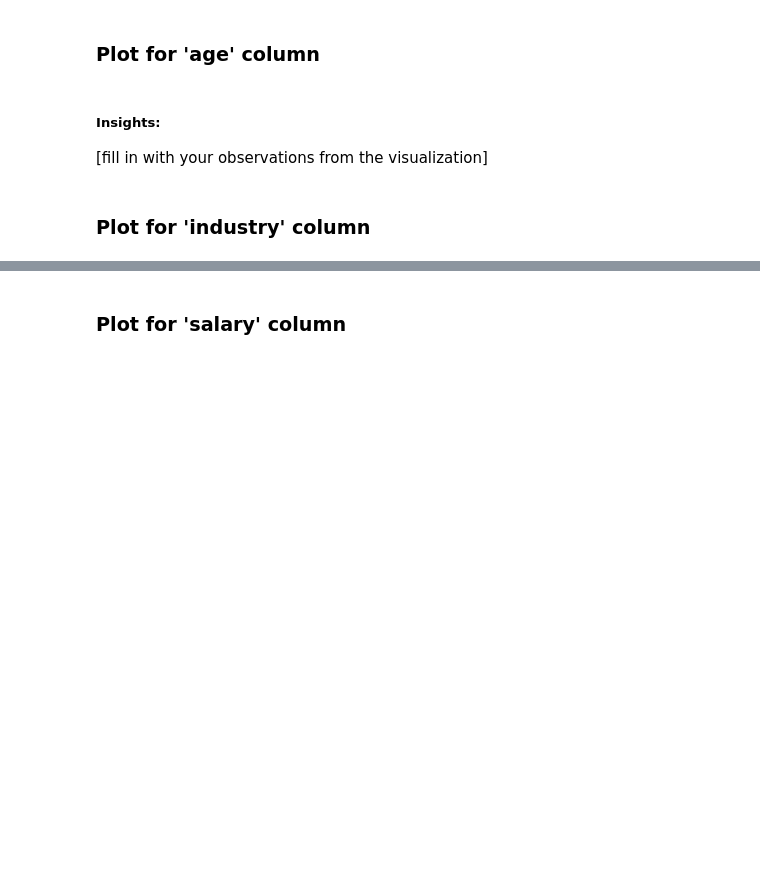
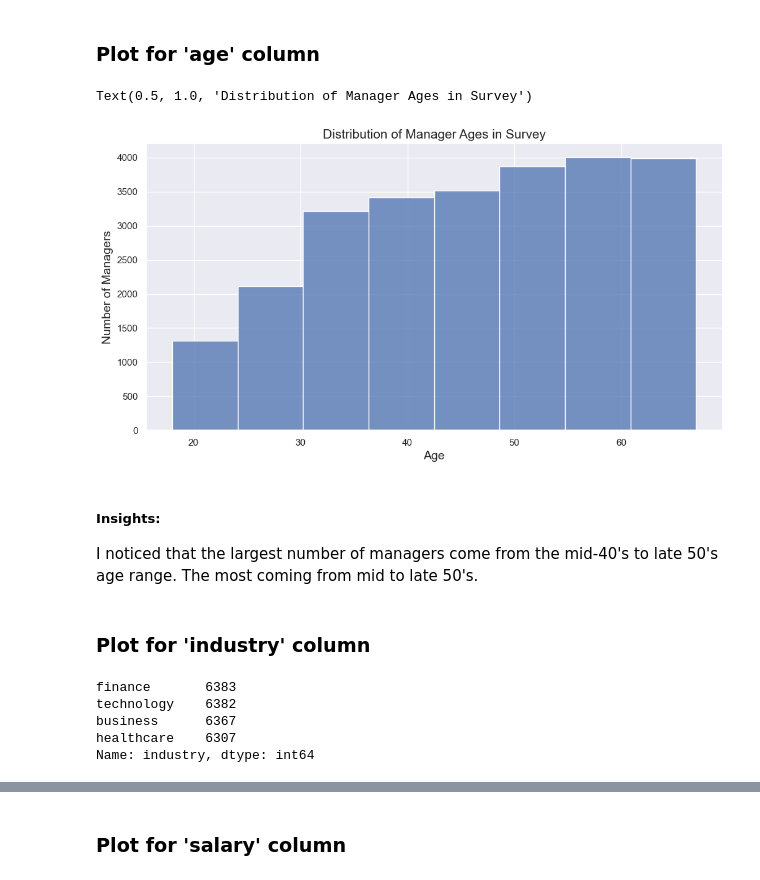
Before and after one commit to gracemcmanus97/Data-Proj-3, a Jupyter notebook: starter/Unit_3_-_EDA_.ipynb, the cells around one changed output, grey strips where cells are left out. Drawn from its saved outputs; the diff is of its cells as text; code cells hidden in the pictures; blank space fills up the shorter version.

```diff
--- a/starter/Unit_3_-_EDA_.ipynb
+++ b/starter/Unit_3_-_EDA_.ipynb
@@ -100,15 +101,16 @@ memory usage: 1.2+ MB
 ### Step 5 - Create Plots for Each Variable in Dataset
 # %%
 # import seaborn
-
+import seaborn as sns
 
 # set standard plot type as seaborn plot
-
+sns.set()
 
 # import matplotlib
-
+import matplotlib.pyplot as plt
 
 # write command for plots to appear in jupyter cells automatically
+%matplotlib inline
 # %%
 ################################### TO DO #########################################
 ####### FOLLOW PROJECT INSTRUCTIONS TO COMPLETE THIS STEP IN THE CELLS BELOW ######
@@ -116,11 +118,26 @@ memory usage: 1.2+ MB
 ### Plot for 'age' column
 # %%
 # create plot for age column
+plt.figure(figsize=(12,6))
+ax = sns.histplot(data=df, x='age', palette='viridis', bins=8)
+plt.xlabel("Age", fontsize=14)
+plt.ylabel("Number of Managers", fontsize=14)
+plt.title("Distribution of Manager Ages in Survey", fontsize=15)
+# %% [output]
+Text(0.5, 1.0, 'Distribution of Manager Ages in Survey')
+[figure, added]
 # %% [markdown]
 ##### Insights:
 
-[fill in with your observations from the visualization]
+I noticed that the largest number of managers come from the mid-40's to late 50's age range. The most coming from mid to late 50's.
 # %% [markdown]
 ### Plot for 'industry' column
 # %%
 # create plot for industry column
+df['industry'].value_counts()
+# %% [output]
+finance       6383
+technology    6382
+business      6367
+healthcare    6307
+Name: industry, dtype: int64
```
Also changed, not shown: parts of 74 cells of this notebook.
